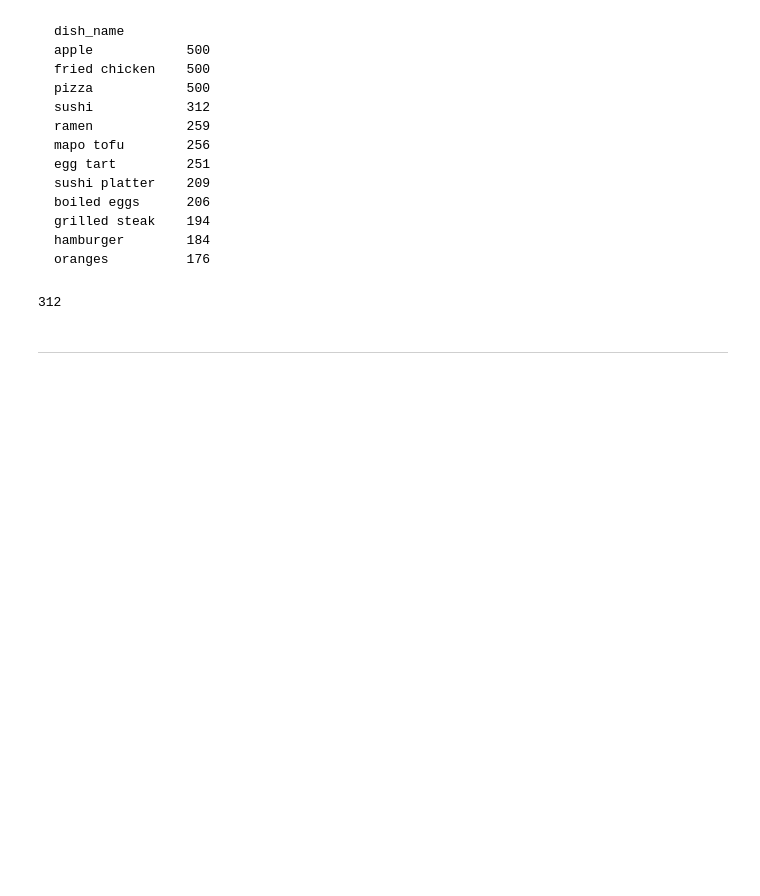
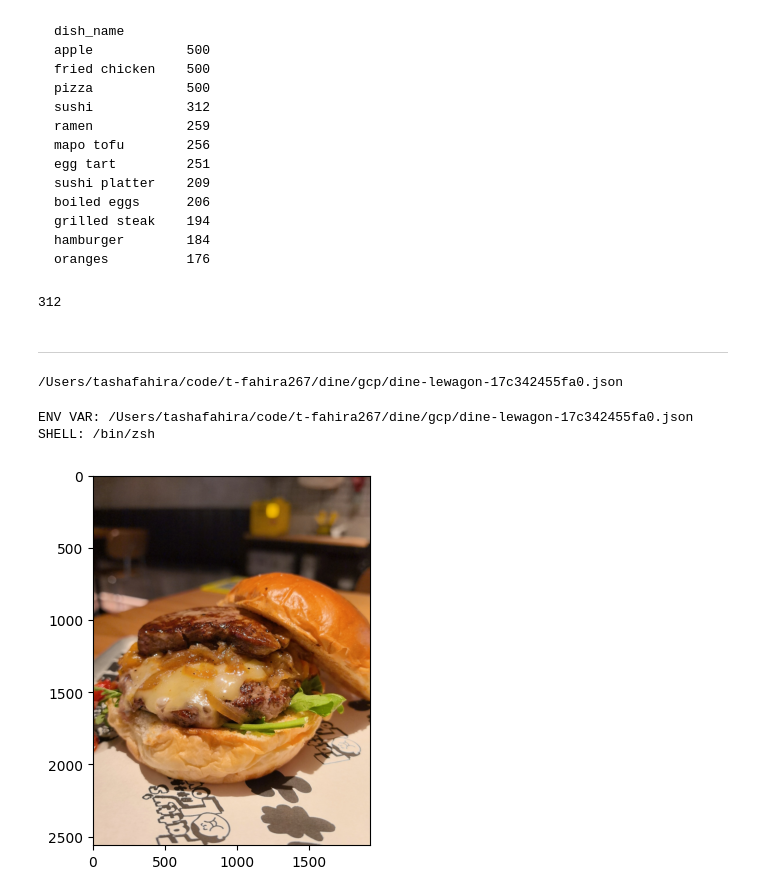
Before and after one commit to t-fahira267/dine, a Jupyter notebook: notebooks/mmfood_eda.ipynb, the cells around one changed output. Cells and saved outputs as stored; diff of their text form; code cells hidden in the pictures; blank space fills up the shorter version.

Commit message:
update notebook with how to load_dataset image

```diff
--- a/notebooks/mmfood_eda.ipynb
+++ b/notebooks/mmfood_eda.ipynb
@@ -290,3 +293,15 @@ len(df[df['dish_name'] == 'Sushi'])
 312
 # %% [markdown]
 ---
+# %%
+import os
+print(os.environ.get("GOOGLE_APPLICATION_CREDENTIALS"))
+# %% [output]
+/Users/tashafahira/code/t-fahira267/dine/gcp/dine-lewagon-17c342455fa0.json
+# %%
+import os
+print("ENV VAR:", os.environ.get("GOOGLE_APPLICATION_CREDENTIALS"))
+print("SHELL:", os.environ.get("SHELL"))
+# %% [output]
+ENV VAR: /Users/tashafahira/code/t-fahira267/dine/gcp/dine-lewagon-17c342455fa0.json
+SHELL: /bin/zsh
@@ -292,0 +311,10 @@ len(df[df['dish_name'] == 'Sushi'])
+# %%
+from dine.data import load_dataset
+
+labels_csv = load_dataset.load_labels_csv_from_gcs(bucket_name=GCS_BUCKET_NAME, dataset_version=DATASET_VERSION)
+# %%
+img = load_dataset.load_image_from_gcs(labels_csv.loc[0, "image_path"])
+plt.imshow(img)
+plt.show()
+# %% [output]
+[figure, added]
```
Also changed, not shown: parts of 2 cells of this notebook.
